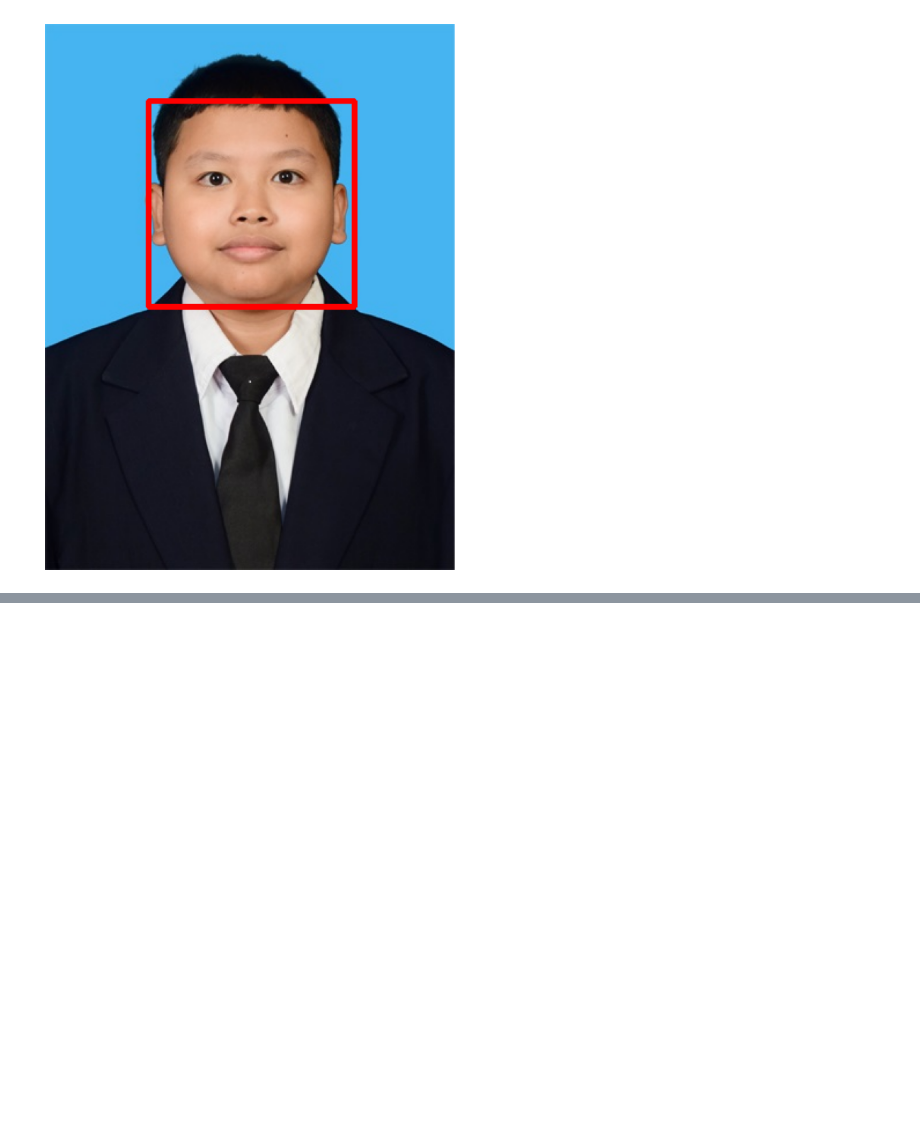
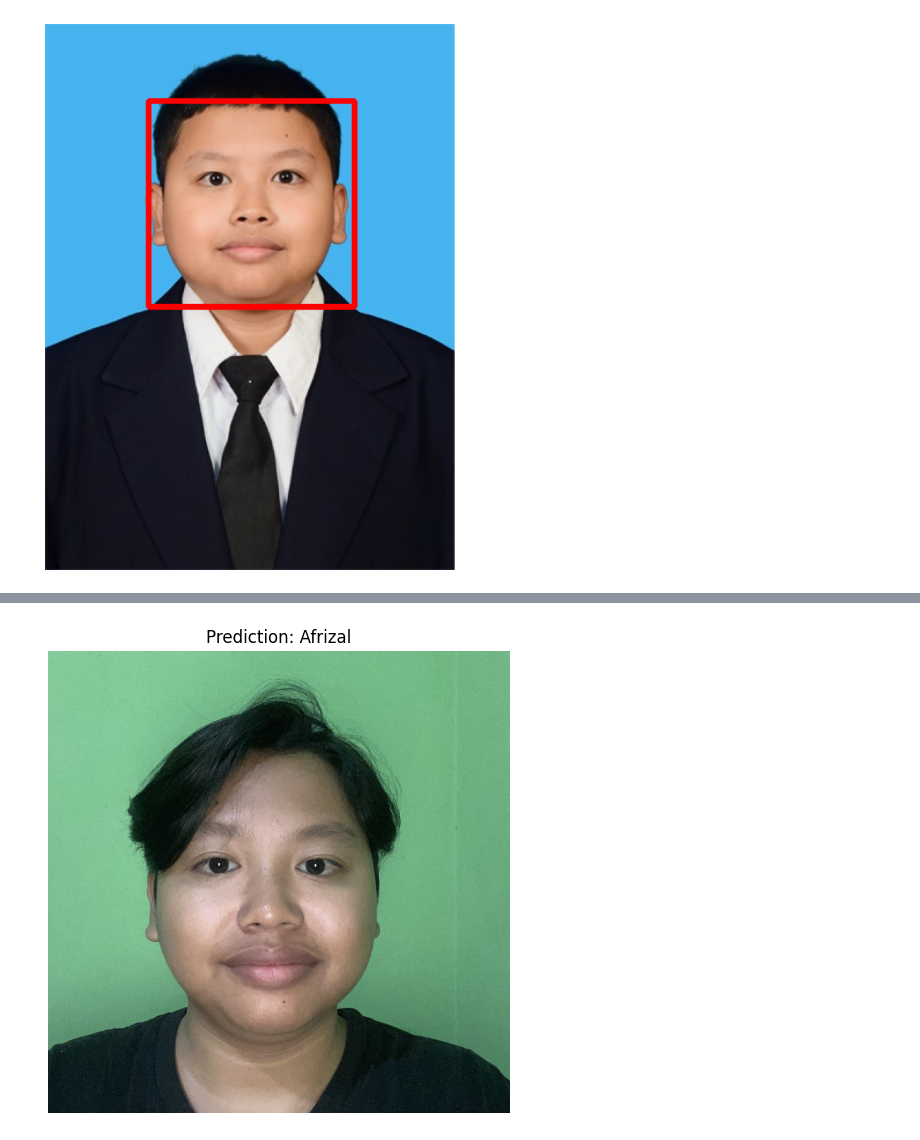
Before and after one commit to AfrizalDS/MachineLearning, a Jupyter notebook: quiz2.ipynb, the cells around one changed output, grey strips where cells are left out. Drawn from its saved outputs; the diff is of its cells as text; code cells hidden in the pictures; blank space fills up the shorter version.

```diff
--- a/quiz2.ipynb
+++ b/quiz2.ipynb
@@ -257,0 +272,35 @@ UnimplementedError: File system scheme 'https' not implemented (file: 'https://g
+# %%
+def predict_face(model, image_path, label_map, target_size=(160, 160)):
+    # Membaca gambar
+    img = cv2.imread(image_path)
+    img_rgb = cv2.cvtColor(img, cv2.COLOR_BGR2RGB)  # Konversi ke RGB
+
+
+    # Persiapan gambar untuk prediksi
+    img_resized = cv2.resize(img_rgb, target_size)
+    img_array = img_to_array(img_resized) / 255.0  # Normalisasi
+
+    # Prediksi
+    img_array = np.expand_dims(img_array, axis=0)  # Menambahkan dimensi batch
+    prediction = model.predict(img_array)
+    predicted_label = np.argmax(prediction, axis=1)[0]
+
+    # Menemukan nama dari label
+    for name, label in label_map.items():
+        if label == predicted_label:
+            predicted_name = name
+            break
+
+    print(f"Predicted face: {predicted_name}")
+
+    # Menampilkan gambar hasil prediksi tanpa teks
+    plt.figure(figsize=(6, 6))
+    plt.imshow(img_rgb)
+    plt.axis('off')
+    plt.title(f"Prediction: {predicted_name}")
+    plt.show()
+
+# Contoh penggunaan untuk prediksi
+test_image_path = '/content/IMG_5022.jpg'
+predict_face(model, test_image_path, label_map)
+# %% [output]
@@ -257,0 +309 @@ UnimplementedError: File system scheme 'https' not implemented (file: 'https://g
+[figure, added]
```
Also changed, not shown: parts of 20 cells of this notebook.
